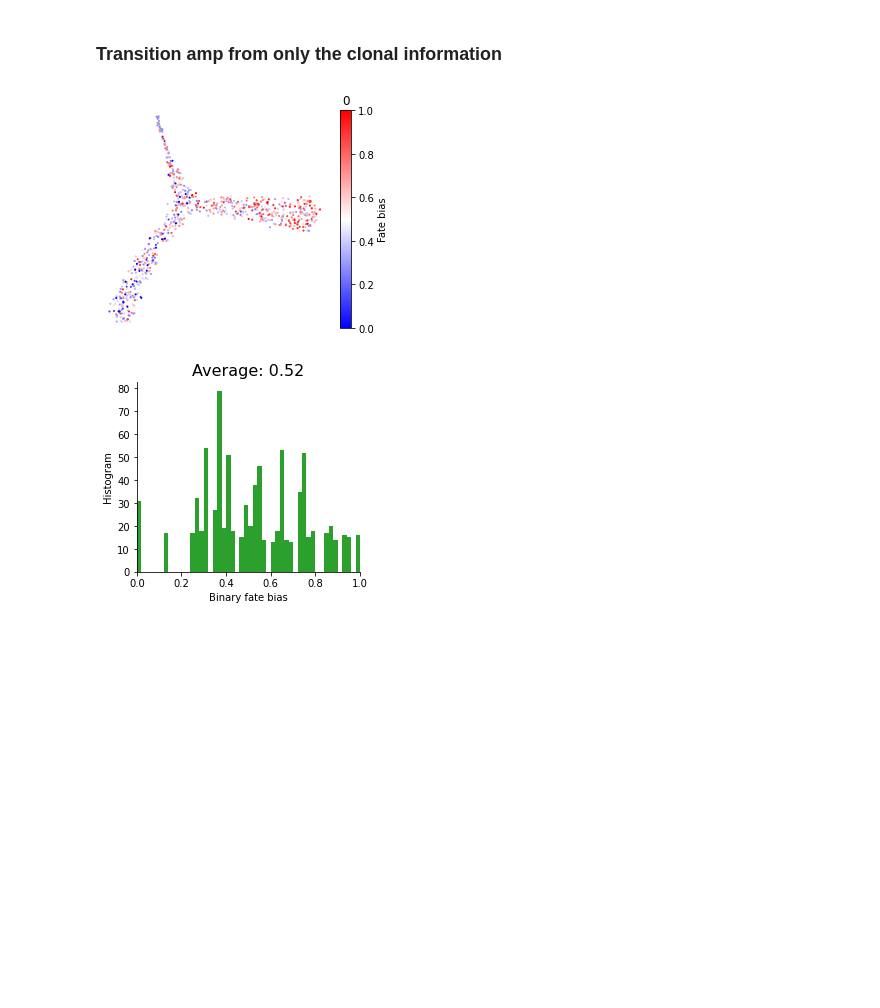
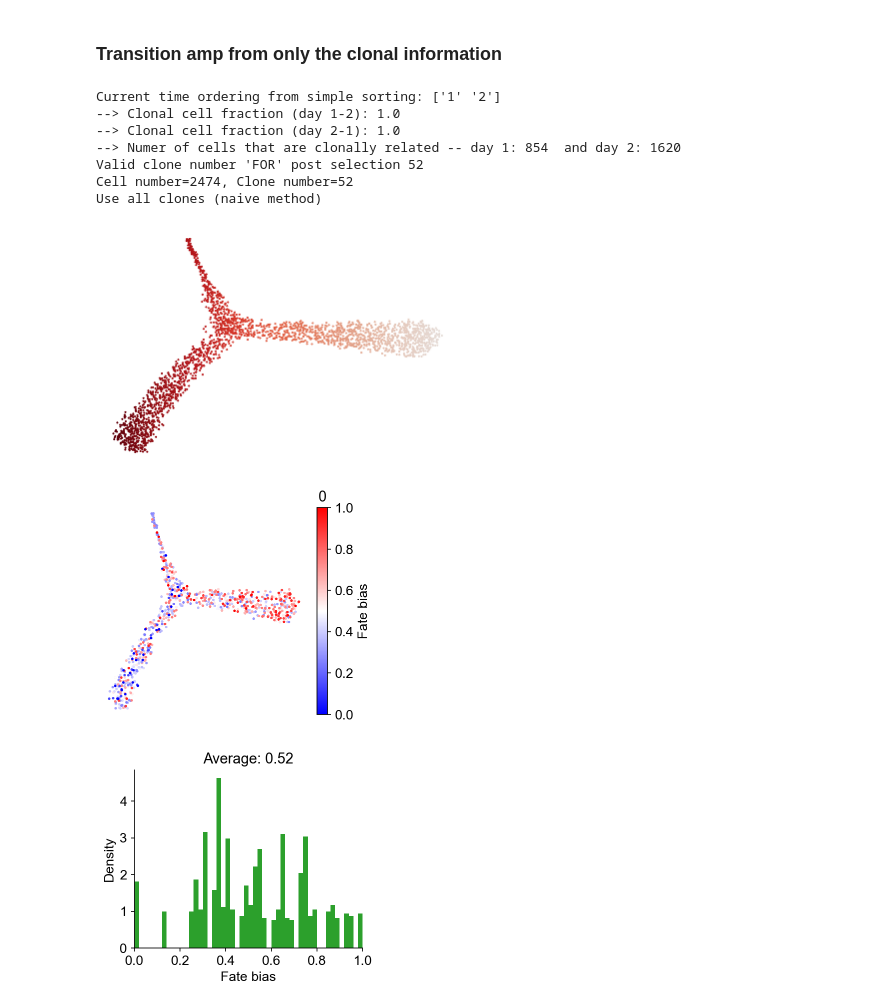
Before and after one commit to AllonKleinLab/cospar, a Jupyter notebook: docs/source/20210120-Bifurcation_model_static_barcoding.ipynb, the cells around one changed output. Cells and saved outputs as stored; diff of their text form; code cells hidden in the pictures; blank space fills up the shorter version.

```diff
--- a/docs/source/20210120-Bifurcation_model_static_barcoding.ipynb
+++ b/docs/source/20210120-Bifurcation_model_static_barcoding.ipynb
@@ -6,3 +6,7 @@ cells are barcoded in the beginning, and the barcodes remain un-changed. In the
 or the reprogramming dataset. The dataset has two time points.
 # %%
 import cospar as cs
+# %%
+cs.logging.print_version()
+cs.settings.verbosity=3
+cs.settings.set_figure_params(format='png',dpi=75,fontsize=14) # use png to reduce file size.
@@ -126,8 +128,16 @@ cs.pl.fate_bias_from_binary_competition(adata,selected_fates=['0','1'],used_map_
 # %%
  cs.tmap.infer_Tmap_from_clonal_info_alone(adata)
 
-cs.pl.fate_bias_from_binary_competition(adata,selected_fates=['0','1'],used_map_name='clonal_transition_map',
+cs.pl.binary_fate_bias(adata,selected_fates=['0','1'],used_map_name='clonal_transition_map',
             plot_target_state=False,map_backwards=True,sum_fate_prob_thresh=0)
 # %% [output]
+Current time ordering from simple sorting: ['1' '2']
+--> Clonal cell fraction (day 1-2): 1.0
+--> Clonal cell fraction (day 2-1): 1.0
+--> Numer of cells that are clonally related -- day 1: 854  and day 2: 1620
+Valid clone number 'FOR' post selection 52
+Cell number=2474, Clone number=52
+Use all clones (naive method)
-[figure, old version]
+[figure, new version]
-[figure, old version]
+[figure, new version]
+[figure, added]
```
Also changed, not shown: parts of 11 cells of this notebook, 19 other files.
